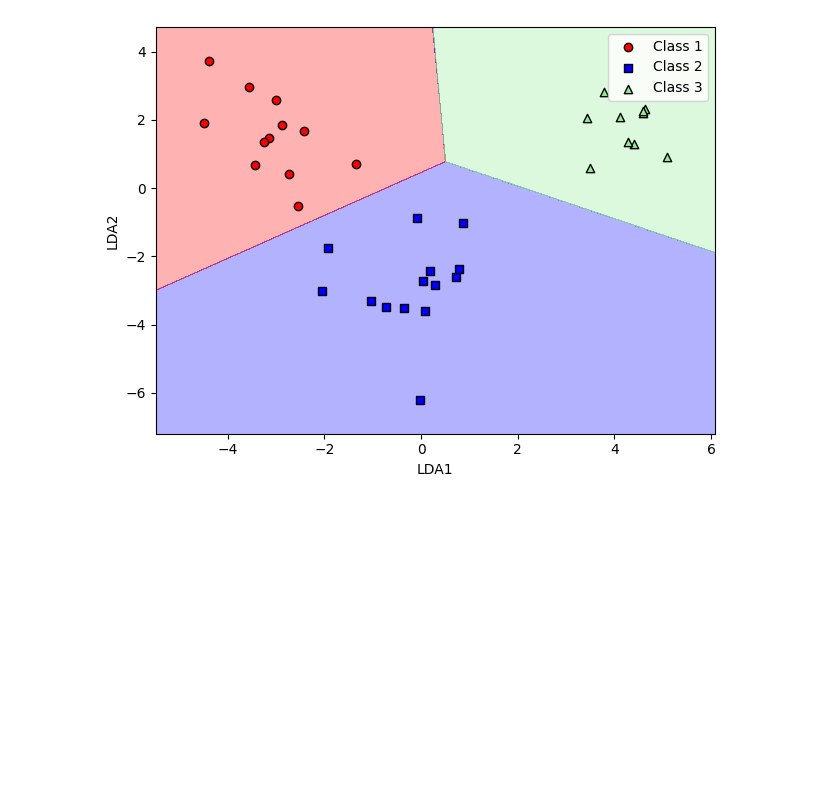
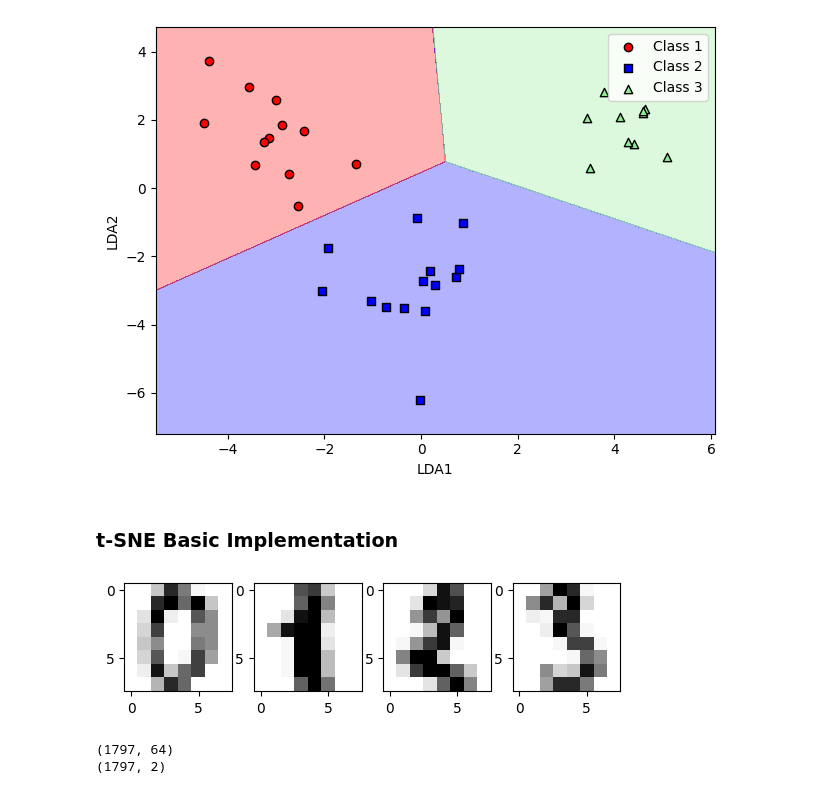
Before and after one commit to diksha1107/mlbook, a Jupyter notebook: src/CH5_DimensionalityReduction.ipynb, the cells around one changed output. Drawn from its saved outputs; the diff is of its cells as text; code cells hidden in the pictures; blank space fills up the shorter version.

Commit message:
[ML-BOOK] Feat: Added t-SNE sklearn implementation in dimensionality reduction techniques

```diff
--- a/src/CH5_DimensionalityReduction.ipynb
+++ b/src/CH5_DimensionalityReduction.ipynb
@@ -231,3 +231,29 @@ plt.show()
 # %% [output]
 [figure]
 [figure]
+# %% [markdown]
+### **t-SNE Basic Implementation**
+# %%
+from sklearn.datasets import load_digits
+digits = load_digits()
+
+fig, ax = plt.subplots(1,4)
+for i in range(4):
+    ax[i].imshow(digits.images[i], cmap='Grays')
+
+plt.show()
+# %% [output]
+[figure, added]
+# %%
+print(digits.data.shape)
+
+y_digits = digits.target
+X_digits = digits.data
+
+from sklearn.manifold import TSNE
+tsne = TSNE(n_components=2, init='pca', random_state=1)
+X_digits_tsne = tsne.fit_transform(X_digits)
+print(X_digits_tsne.shape)
+# %% [output]
+(1797, 64)
+(1797, 2)
```
Also changed, not shown: parts of 1 cell of this notebook, 1 other file.
